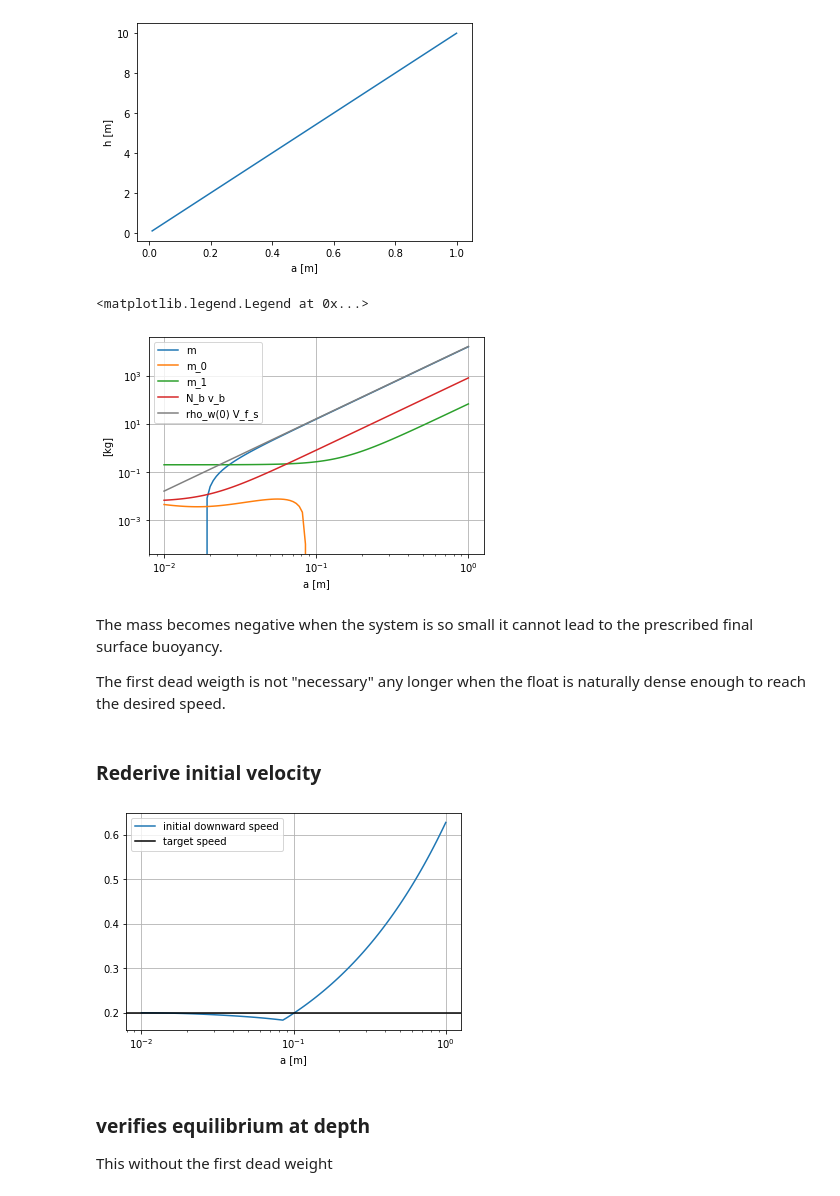
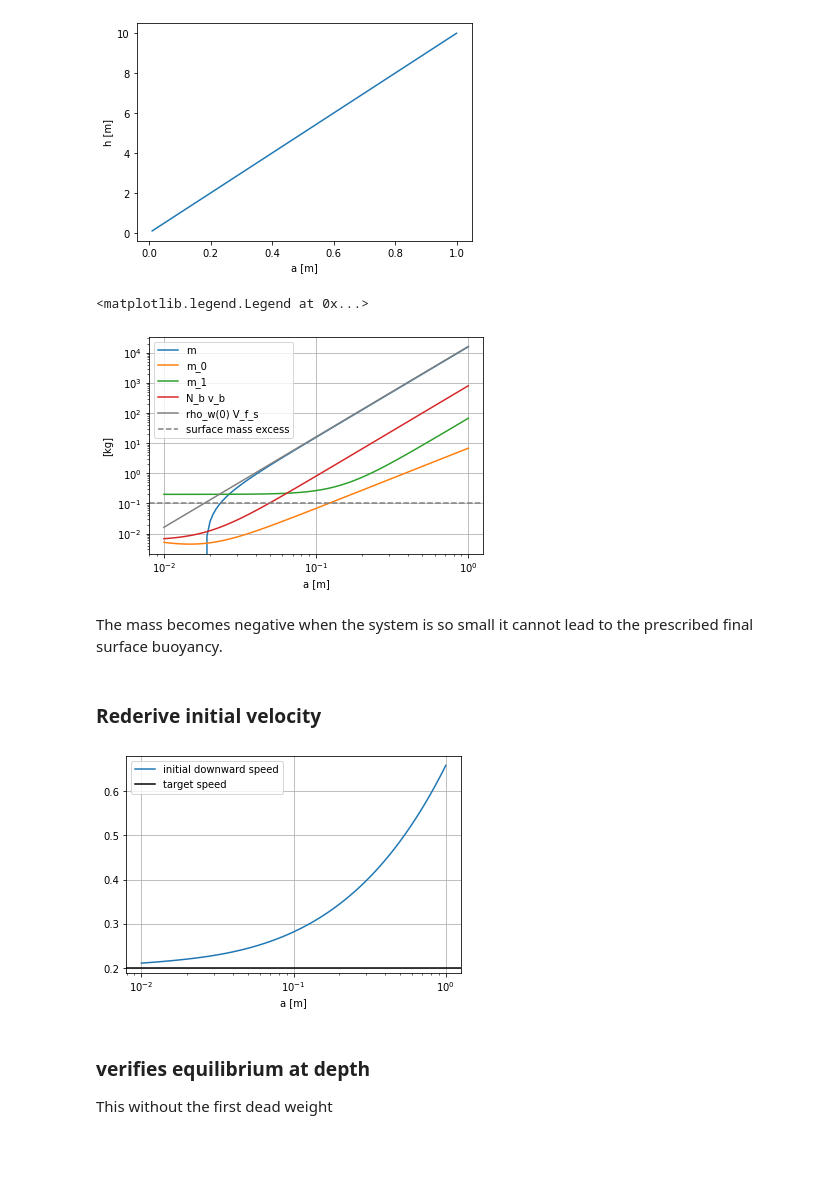
Before and after one commit to apatlpo/cognac, a Jupyter notebook: instrum/regulation_module.ipynb, the cells around one changed output. Drawn from its saved outputs; the diff is of its cells as text; code cells hidden in the pictures; blank space fills up the shorter version.

```diff
--- a/instrum/regulation_module.ipynb
+++ b/instrum/regulation_module.ipynb
@@ -87,7 +87,7 @@ def solve_masses(a, h):
     m_m0 = m + m_1 + N_b*m_b
 
     cd = c1 * np.abs(v_down) /2 /h
-    rho_f = rho_w(0)/(1 - cd*v_down/g)
+    rho_f = rho_w(p)/(1 - cd*v_down/g)
     #print(rho_f, rho_0, rho_w(p), m_m0)
     m_0 = m_m0 * rho_0/rho_w(p) * (rho_f - rho_w(p)) / (rho_0 - rho_f)
 
@@ -145,25 +145,25 @@ V_f = lambda p: ds.V_f_s*(1 - gamma*p)
 # %%
 fig, ax = plt.subplots(1,1)
 ds.m.plot(label="m")
 ds.m_0.plot(label="m_0")
 ds.m_1.plot(label="m_1")
 (N_b*ds.m_b).plot(label="N_b v_b")
 
 (rho_w(0)*ds.V_f_s).plot(color="0.5", label="rho_w(0) V_f_s")
 #(rho_w(p)*ds.V_f_s).plot(color="0.5", ls="--", label="rho_w(p) V_f_s")
 
+ax.axhline(delta_m, color="0.5", ls="--", label="surface mass excess")
+
 ax.set_xscale("log")
 ax.set_yscale("log")
 ax.grid()
 ax.set_ylabel("[kg]")
 ax.legend()
 # %% [output]
 <matplotlib.legend.Legend at 0x...>
-[figure, old version]
+[figure, new version]
 # %% [markdown]
 The mass becomes negative when the system is so small it cannot lead to the prescribed final surface buoyancy.
-
-The first dead weigth is not "necessary" any longer when the float is naturally dense enough to reach the desired speed.
 # %% [markdown]
 ### Rederive initial velocity
 # %%
@@ -180,7 +180,7 @@ ax.legend()
 ax.grid()
 ax.set_xscale("log")
 # %% [output]
-[figure, old version]
+[figure, new version]
 # %% [markdown]
 ### verifies equilibrium at depth
 
```
